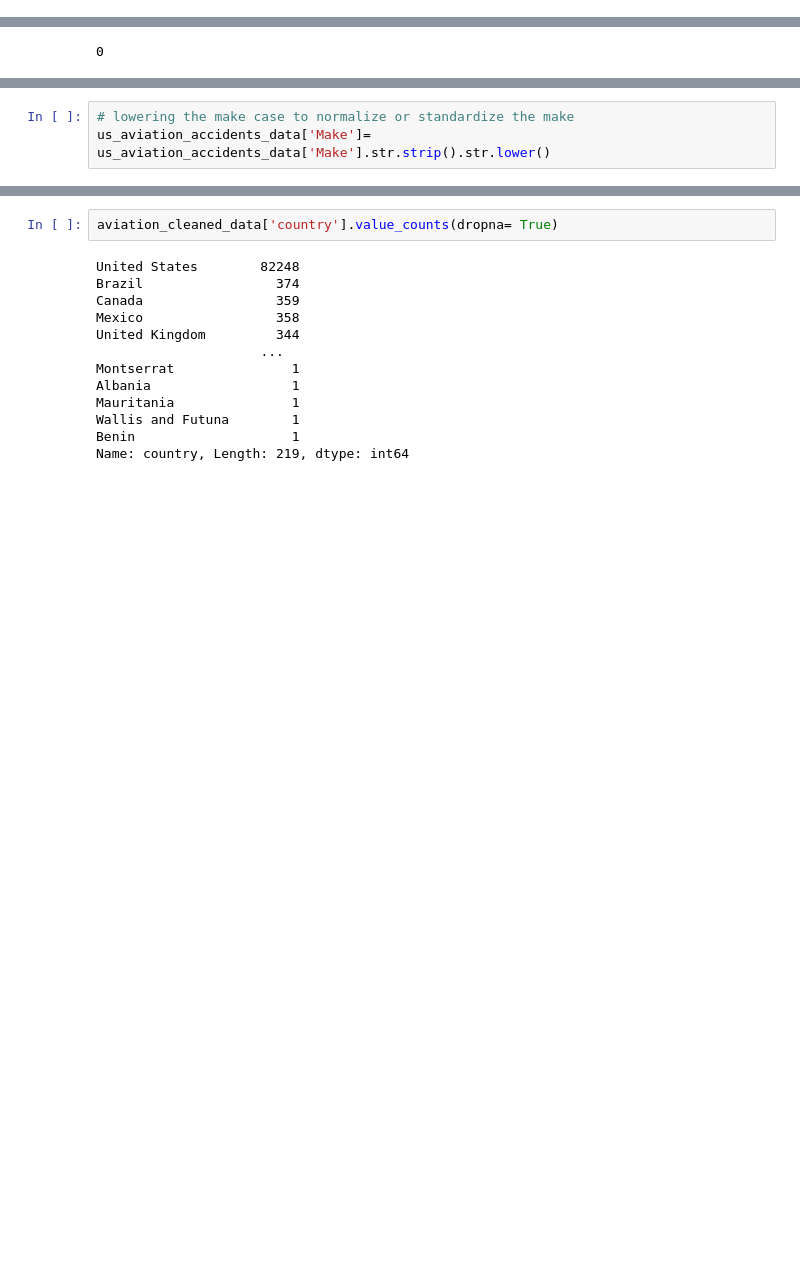
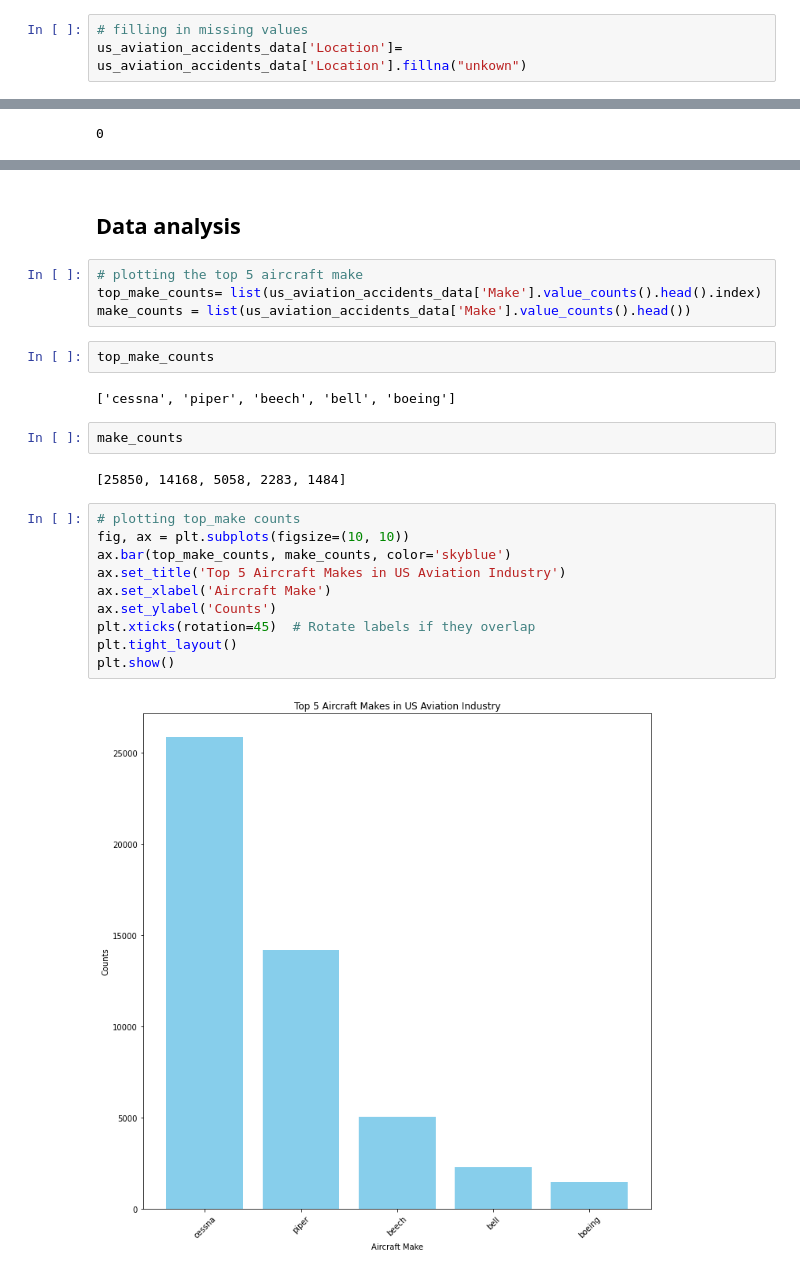
Before and after one commit to sharleneateyo/phase_1_project, a Jupyter notebook: notebook.ipynb, the cells around one changed output, grey strips where cells are left out. Drawn from its saved outputs; the diff is of its cells as text; blank space fills up the shorter version.

Commit message:
data analysis

```diff
--- a/notebook.ipynb
+++ b/notebook.ipynb
@@ -383,6 +390,9 @@ Name: Weather.Condition, dtype: int64
 us_aviation_accidents_data['Weather.Condition']= us_aviation_accidents_data['Weather.Condition'].fillna('unk')
 # %% [markdown]
 Cleaning location column
+# %%
+# filling in missing values
+us_aviation_accidents_data['Location']= us_aviation_accidents_data['Location'].fillna("unkown")
 # %%
 # checking for missing values
 us_aviation_accidents_data['Location'].isna().sum()
@@ -420,3 +407,0 @@ Name: Make, Length: 8002, dtype: int64
-# %%
-# lowering the make case to normalize or standardize the make
-us_aviation_accidents_data['Make']= us_aviation_accidents_data['Make'].str.strip().str.lower()
@@ -758,15 +408,26 @@ Name: registration number, Length: 79106, dtype: int64
-# %%
-aviation_cleaned_data['country'].value_counts(dropna= True)
-# %% [output]
-United States        82248
-Brazil                 374
-Canada                 359
-Mexico                 358
-United Kingdom         344
-                     ...
-Montserrat               1
-Albania                  1
-Mauritania               1
-Wallis and Futuna        1
-Benin                    1
-Name: country, Length: 219, dtype: int64
+# %% [markdown]
+## Data analysis
+# %%
+# plotting the top 5 aircraft make
+top_make_counts= list(us_aviation_accidents_data['Make'].value_counts().head().index)
+make_counts = list(us_aviation_accidents_data['Make'].value_counts().head())
+# %%
+top_make_counts
+# %% [output]
+['cessna', 'piper', 'beech', 'bell', 'boeing']
+# %%
+make_counts
+# %% [output]
+[25850, 14168, 5058, 2283, 1484]
+# %%
+# plotting top_make counts
+fig, ax = plt.subplots(figsize=(10, 10))
+ax.bar(top_make_counts, make_counts, color='skyblue')
+ax.set_title('Top 5 Aircraft Makes in US Aviation Industry')
+ax.set_xlabel('Aircraft Make')
+ax.set_ylabel('Counts')
+plt.xticks(rotation=45)  # Rotate labels if they overlap
+plt.tight_layout()
+plt.show()
+# %% [output]
+[figure, added]
```
Also changed, not shown: parts of 116 cells of this notebook, 1 other file.
